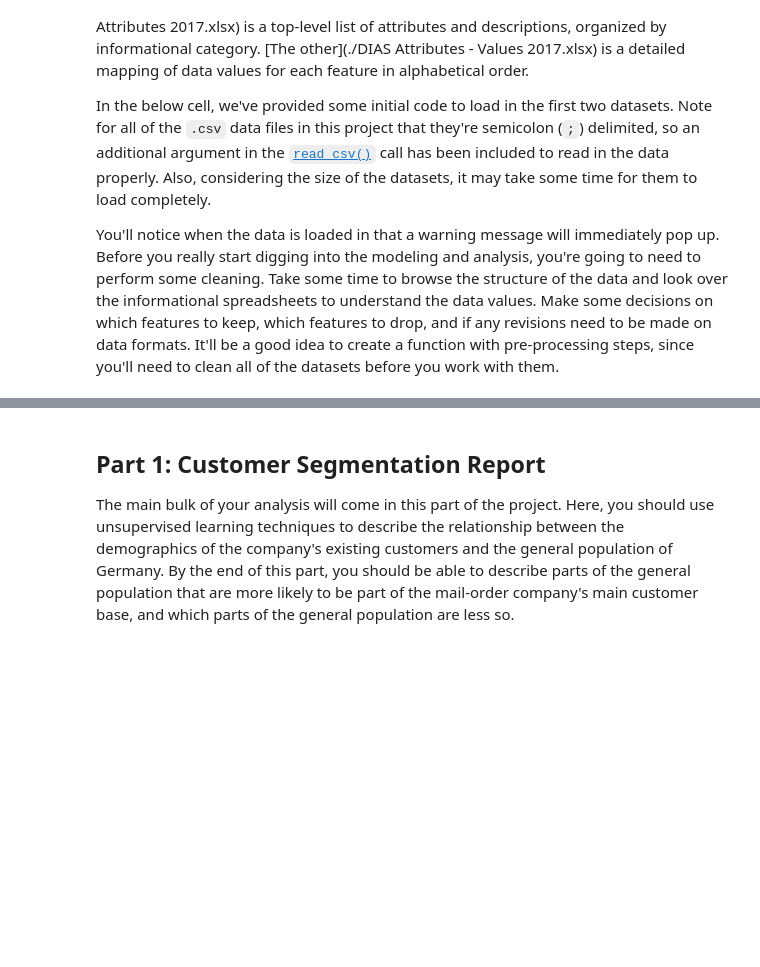
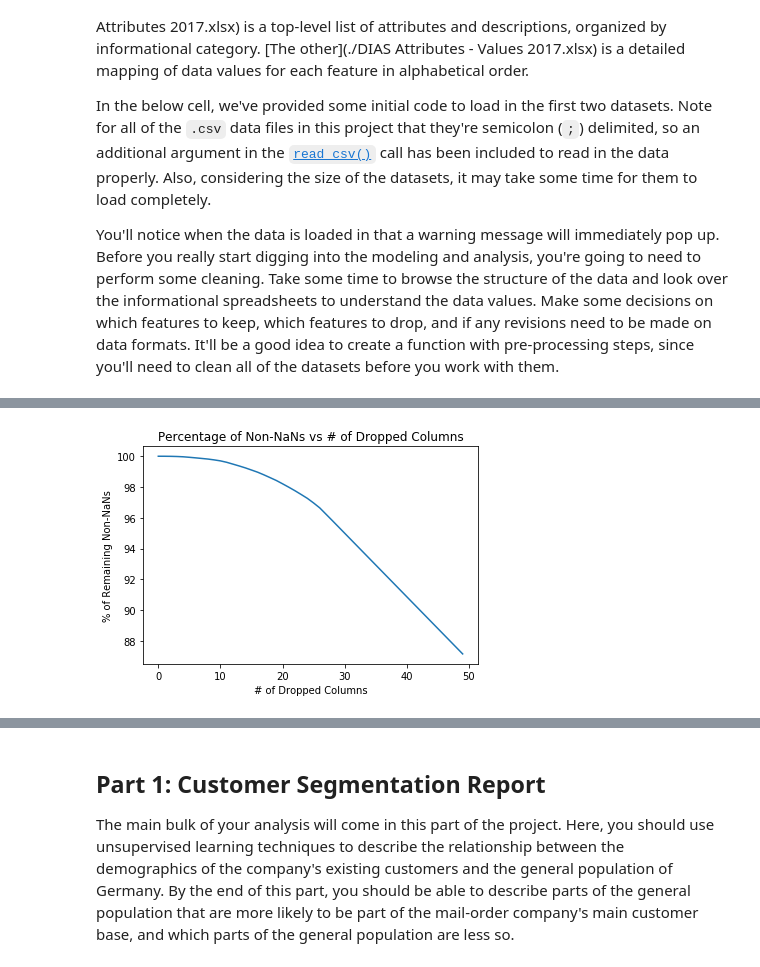
Before and after one commit to msarraj-edu/DSND_Capstone_Identifying_Customer_Segments, a Jupyter notebook: Arvato Project Workbook.ipynb, the cells around one changed output, grey strips where cells are left out. Saved outputs shown, nothing was run; the diff lists cells and outputs as text; code cells hidden in the pictures; blank space fills up the shorter version.

```diff
--- a/Arvato Project Workbook.ipynb
+++ b/Arvato Project Workbook.ipynb
@@ -58,0 +490,7 @@ customers = pd.read_csv('../../data/Term2/capstone/arvato_data/Udacity_CUSTOMERS
+# %%
+plt.plot(range(len(counts_of_non_nans[:50])), counts_of_non_nans[:50]);
+plt.title('Percentage of Non-NaNs vs # of Dropped Columns');
+plt.ylabel('% of Remaining Non-NaNs');
+plt.xlabel('# of Dropped Columns');
+# %% [output]
+[figure, added]
```
Also changed, not shown: parts of 66 cells of this notebook, 5 other files.
